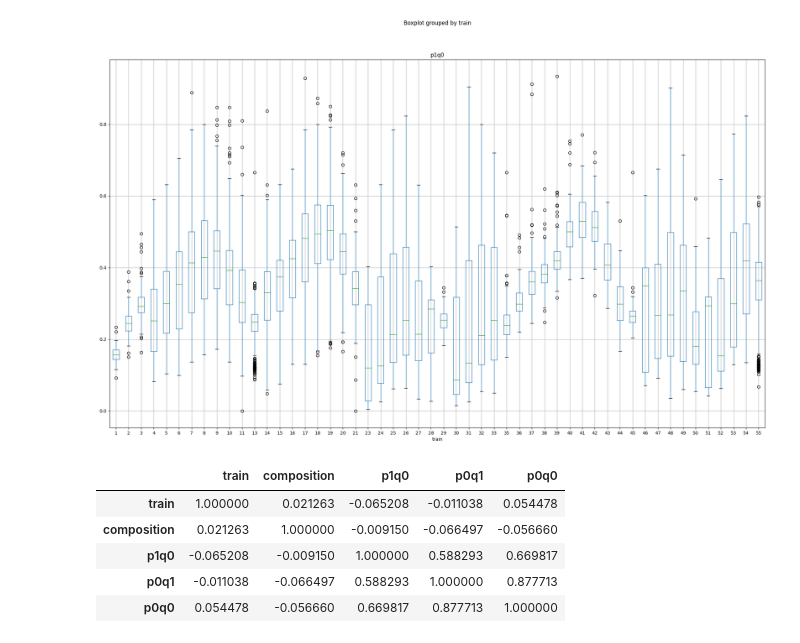
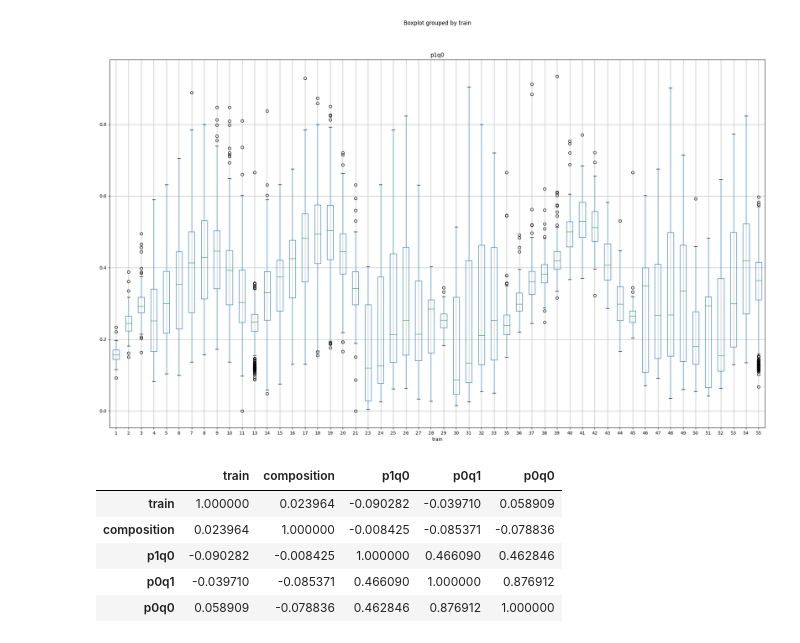
Before and after one commit to ImaneHoum/ML-network, a Jupyter notebook: code.ipynb, the cells around one changed output. Cells and saved outputs as stored; diff of their text form; code cells hidden in the pictures.

```diff
--- a/code.ipynb
+++ b/code.ipynb
@@ -70,14 +95,14 @@ df_nonull.boxplot(column=['p1q0'], by="train", figsize=(25,15))
 # %%
 columns_to_plot = ['train','composition',
                         'p1q0',
                         'p0q1','p0q0'
                         ]
-corrmatrix = df[columns_to_plot].corr()
+corrmatrix = df_nonull[columns_to_plot].corr()
 corrmatrix
 # %% [output]
 |  | train | composition | p1q0 | p0q1 | p0q0 |
-| train | 1.000000 | 0.021263 | -0.065208 | -0.011038 | 0.054478 |
-| composition | 0.021263 | 1.000000 | -0.009150 | -0.066497 | -0.056660 |
-| p1q0 | -0.065208 | -0.009150 | 1.000000 | 0.588293 | 0.669817 |
-| p0q1 | -0.011038 | -0.066497 | 0.588293 | 1.000000 | 0.877713 |
-| p0q0 | 0.054478 | -0.056660 | 0.669817 | 0.877713 | 1.000000 |
+| train | 1.000000 | 0.023964 | -0.090282 | -0.039710 | 0.058909 |
+| composition | 0.023964 | 1.000000 | -0.008425 | -0.085371 | -0.078836 |
+| p1q0 | -0.090282 | -0.008425 | 1.000000 | 0.466090 | 0.462846 |
+| p0q1 | -0.039710 | -0.085371 | 0.466090 | 1.000000 | 0.876912 |
+| p0q0 | 0.058909 | -0.078836 | 0.462846 | 0.876912 | 1.000000 |
```
Also changed, not shown: parts of 2 cells of this notebook.
